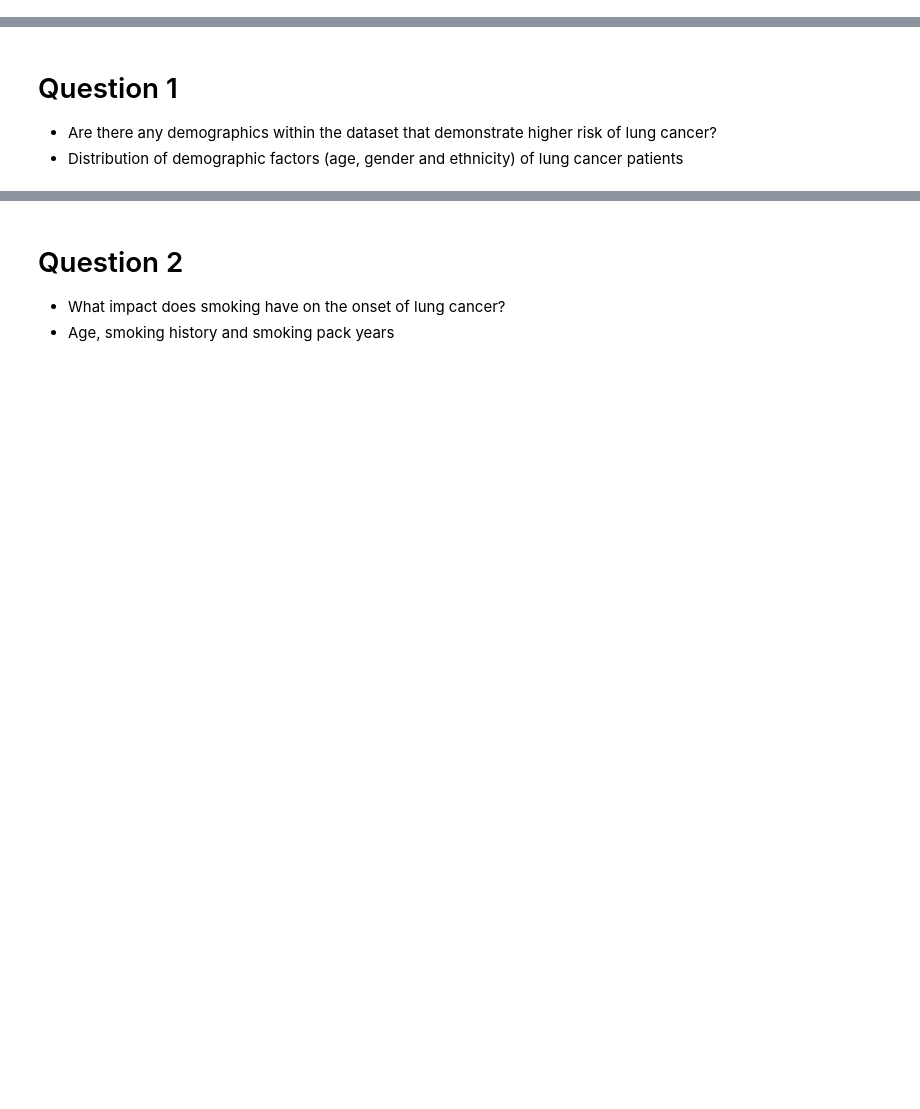
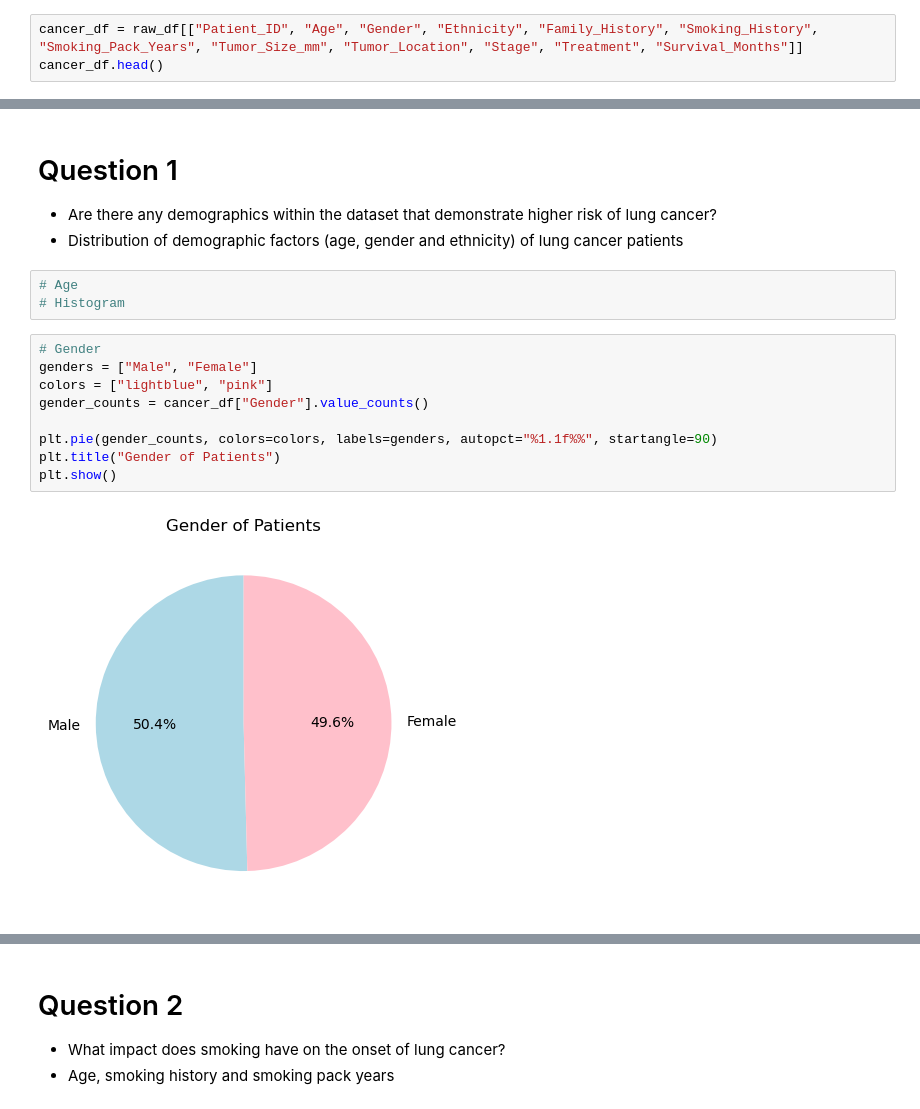
Before and after one commit to nbscarth/project-1-python, a Jupyter notebook: Project_1/lung_cancer_analysis.ipynb, the cells around one changed output, grey strips where cells are left out. Drawn from its saved outputs; the diff is of its cells as text; blank space fills up the shorter version.

Commit message:
gender, ethnicity, family history plots made

```diff
--- a/Project_1/lung_cancer_analysis.ipynb
+++ b/Project_1/lung_cancer_analysis.ipynb
@@ -58,3 +58,6 @@ Index(['Patient_ID', 'Age', 'Gender', 'Smoking_History', 'Tumor_Size_mm',
        'Calcium_Level', 'Phosphorus_Level', 'Glucose_Level', 'Potassium_Level',
        'Sodium_Level', 'Smoking_Pack_Years'],
       dtype='object')
+# %%
+cancer_df = raw_df[["Patient_ID", "Age", "Gender", "Ethnicity", "Family_History", "Smoking_History", "Smoking_Pack_Years", "Tumor_Size_mm", "Tumor_Location", "Stage", "Treatment", "Survival_Months"]]
+cancer_df.head()
@@ -62,3 +72,17 @@ Index(['Patient_ID', 'Age', 'Gender', 'Smoking_History', 'Tumor_Size_mm',
 # Question 1
 - Are there any demographics within the dataset that demonstrate higher risk of lung cancer?
 - Distribution of demographic factors  (age, gender and ethnicity) of lung cancer patients
+# %%
+# Age
+# Histogram
+# %%
+# Gender
+genders = ["Male", "Female"]
+colors = ["lightblue", "pink"]
+gender_counts = cancer_df["Gender"].value_counts()
+
+plt.pie(gender_counts, colors=colors, labels=genders, autopct="%1.1f%%", startangle=90)
+plt.title("Gender of Patients")
+plt.show()
+# %% [output]
+[figure, added]
```
Also changed, not shown: parts of 5 cells of this notebook.
